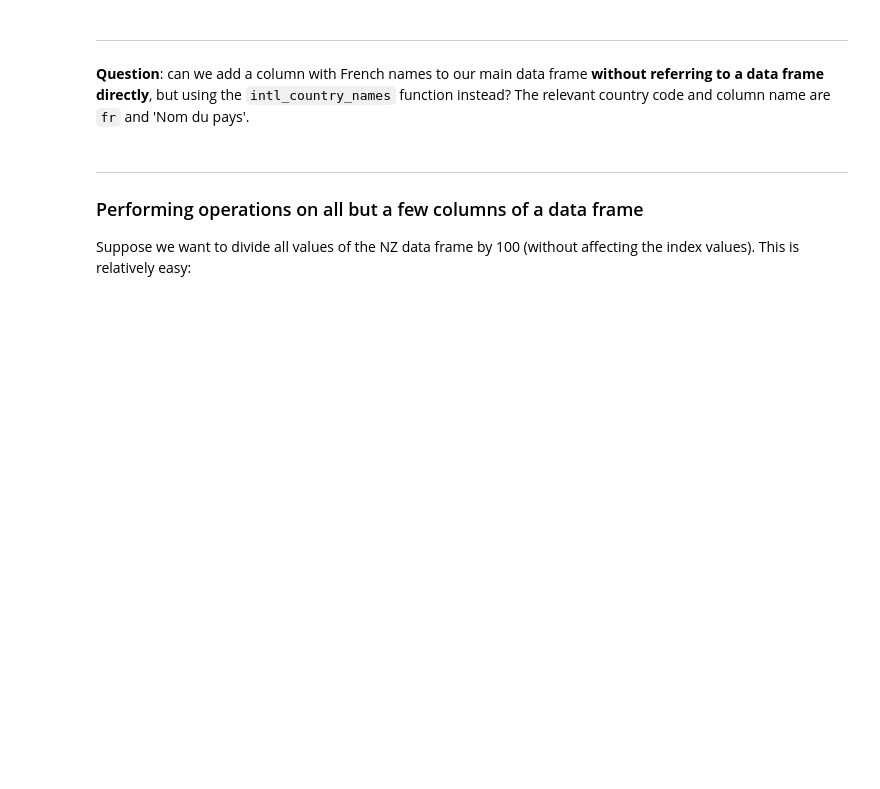
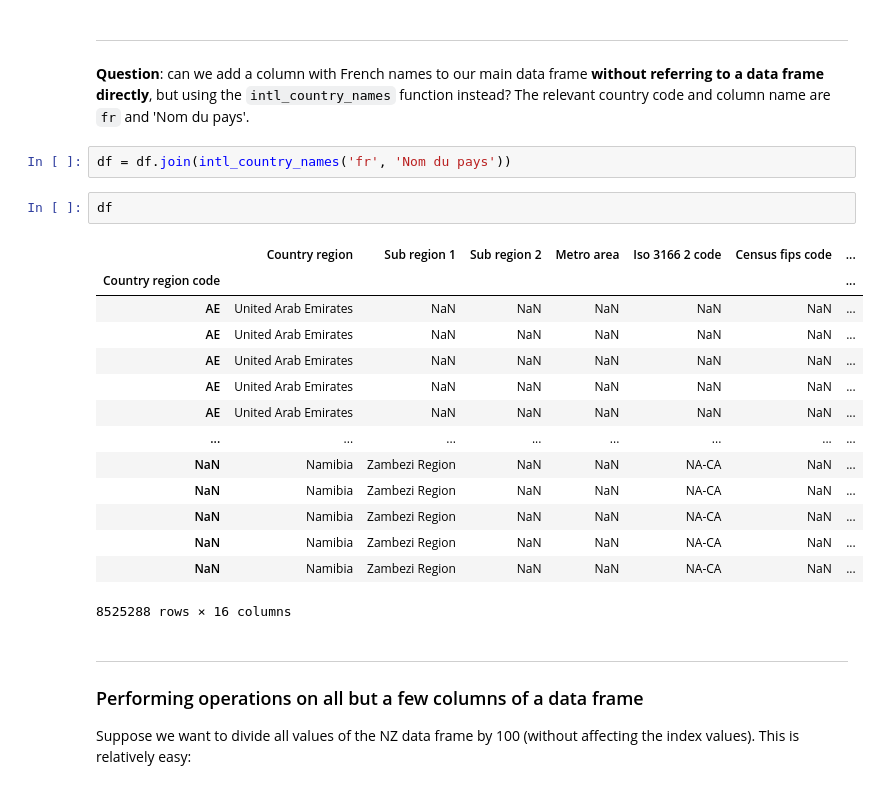
Before and after one commit to blucap/EEA_Python_Primer, a Jupyter notebook: session5.ipynb, the cells around one changed output. Cells and saved outputs as stored; diff of their text form; blank space fills up the shorter version.

```diff
--- a/session5.ipynb
+++ b/session5.ipynb
@@ -388,6 +816,25 @@ df['Nombre del país'].value_counts(normalize=True)
 ---
 
 **Question**: can we add a column with French names to our main data frame **without referring to a data frame directly**, but using the `intl_country_names` function instead? The relevant country code and column name are `fr` and  'Nom du pays'.
+# %%
+df = df.join(intl_country_names('fr', 'Nom du pays'))
+# %%
+df
+# %% [output]
+|  | Country region | Sub region 1 | Sub region 2 | Metro area | Iso 3166 2 code | Census fips code | ... |
+| Country region code |  |  |  |  |  |  | ... |
+| AE | United Arab Emirates | NaN | NaN | NaN | NaN | NaN | ... |
+| AE | United Arab Emirates | NaN | NaN | NaN | NaN | NaN | ... |
+| AE | United Arab Emirates | NaN | NaN | NaN | NaN | NaN | ... |
+| AE | United Arab Emirates | NaN | NaN | NaN | NaN | NaN | ... |
+| AE | United Arab Emirates | NaN | NaN | NaN | NaN | NaN | ... |
+| ... | ... | ... | ... | ... | ... | ... | ... |
+| NaN | Namibia | Zambezi Region | NaN | NaN | NA-CA | NaN | ... |
+| NaN | Namibia | Zambezi Region | NaN | NaN | NA-CA | NaN | ... |
+| NaN | Namibia | Zambezi Region | NaN | NaN | NA-CA | NaN | ... |
+| NaN | Namibia | Zambezi Region | NaN | NaN | NA-CA | NaN | ... |
+| NaN | Namibia | Zambezi Region | NaN | NaN | NA-CA | NaN | ... |
+8525288 rows × 16 columns
 # %% [markdown]
 ---
 
```
Also changed, not shown: parts of 57 cells of this notebook, 1 other file.
